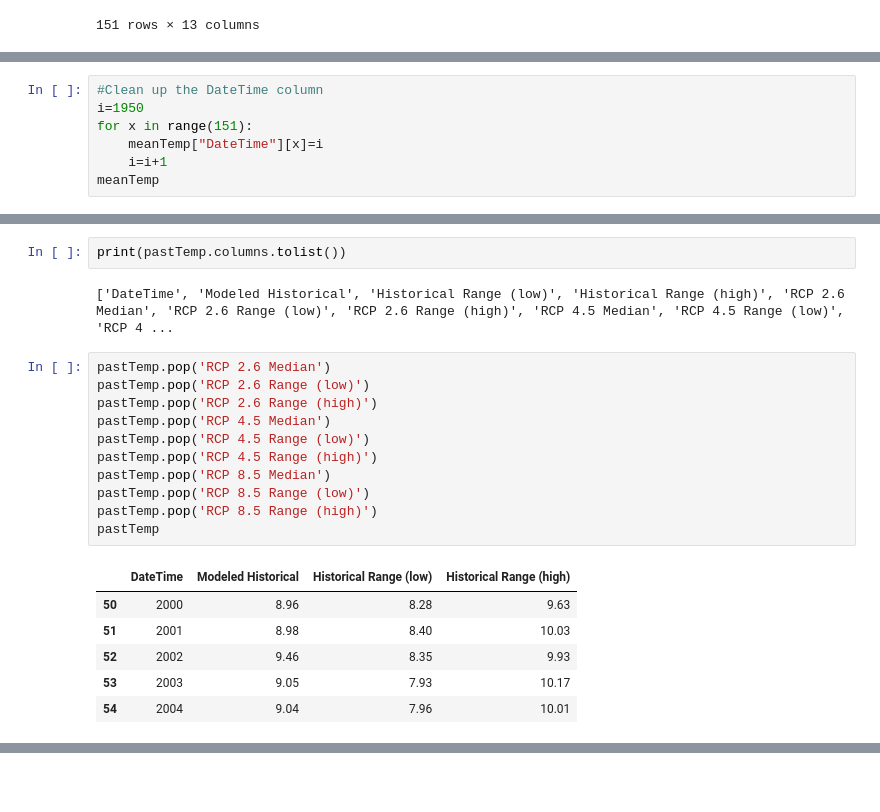
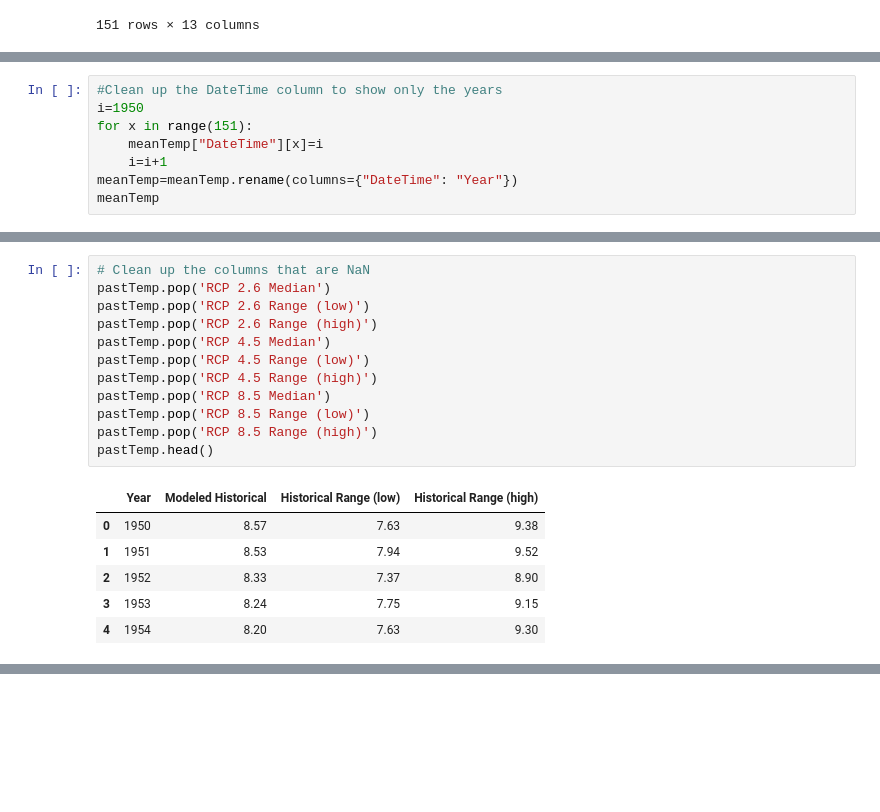
Before and after one commit to data301-2021-winter1/project-group70-project, a Jupyter notebook: notebooks/analysis1.ipynb, the cells around one changed output, grey strips where cells are left out. Cells and saved outputs as stored; diff of their text form; blank space fills up the shorter version.

```diff
--- a/notebooks/analysis1.ipynb
+++ b/notebooks/analysis1.ipynb
@@ -27,9 +29,10 @@ meanTemp
 # %%
-#Clean up the DateTime column
+#Clean up the DateTime column to show only the years
 i=1950
 for x in range(151):
     meanTemp["DateTime"][x]=i
     i=i+1
+meanTemp=meanTemp.rename(columns={"DateTime": "Year"})
 meanTemp
 # %% [output]
 A value is trying to be set on a copy of a slice from a DataFrame
@@ -85,22 +65,19 @@ pastTemp.describe()
-# %%
-print(pastTemp.columns.tolist())
-# %% [output]
-['DateTime', 'Modeled Historical', 'Historical Range (low)', 'Historical Range (high)', 'RCP 2.6 Median', 'RCP 2.6 Range (low)', 'RCP 2.6 Range (high)', 'RCP 4.5 Median', 'RCP 4.5 Range (low)', 'RCP 4 ...
 # %%
+# Clean up the columns that are NaN
 pastTemp.pop('RCP 2.6 Median')
 pastTemp.pop('RCP 2.6 Range (low)')
 pastTemp.pop('RCP 2.6 Range (high)')
 pastTemp.pop('RCP 4.5 Median')
 pastTemp.pop('RCP 4.5 Range (low)')
 pastTemp.pop('RCP 4.5 Range (high)')
 pastTemp.pop('RCP 8.5 Median')
 pastTemp.pop('RCP 8.5 Range (low)')
 pastTemp.pop('RCP 8.5 Range (high)')
-pastTemp
+pastTemp.head()
 # %% [output]
-|  | DateTime | Modeled Historical | Historical Range (low) | Historical Range (high) |
-| 50 | 2000 | 8.96 | 8.28 | 9.63 |
-| 51 | 2001 | 8.98 | 8.40 | 10.03 |
-| 52 | 2002 | 9.46 | 8.35 | 9.93 |
-| 53 | 2003 | 9.05 | 7.93 | 10.17 |
-| 54 | 2004 | 9.04 | 7.96 | 10.01 |
+|  | Year | Modeled Historical | Historical Range (low) | Historical Range (high) |
+| 0 | 1950 | 8.57 | 7.63 | 9.38 |
+| 1 | 1951 | 8.53 | 7.94 | 9.52 |
+| 2 | 1952 | 8.33 | 7.37 | 8.90 |
+| 3 | 1953 | 8.24 | 7.75 | 9.15 |
+| 4 | 1954 | 8.20 | 7.63 | 9.30 |
```
Also changed, not shown: parts of 19 cells of this notebook, 3 other files.
